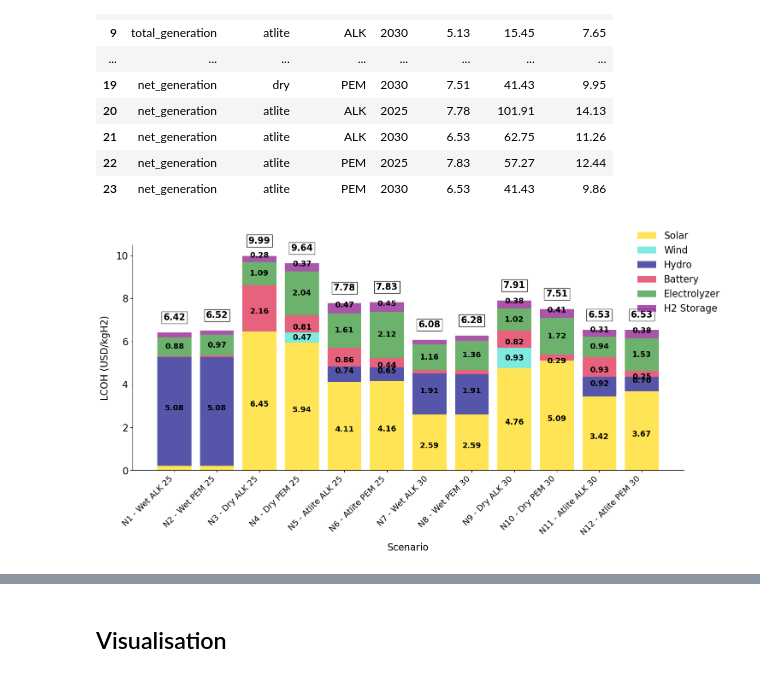
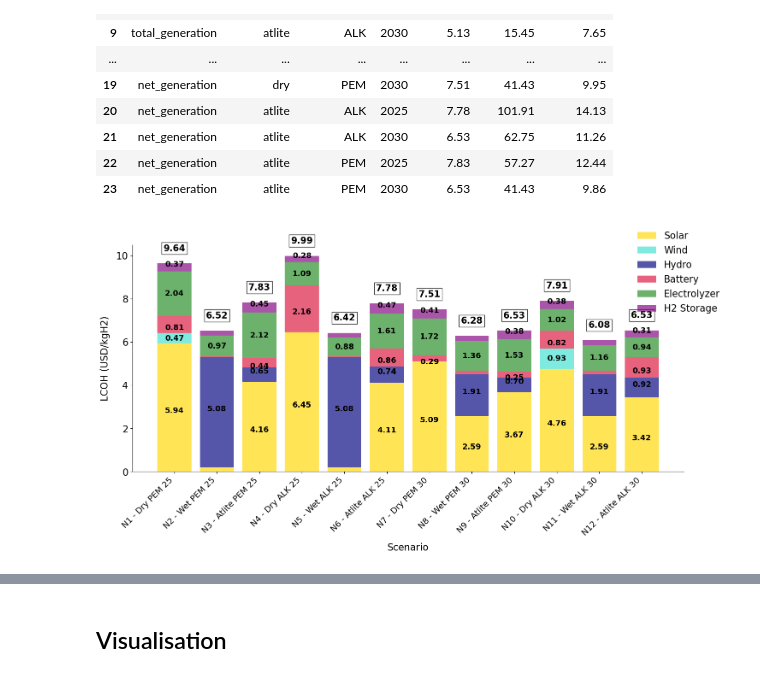
Before and after one commit to lukasschirren/GeoH2-Laos, a Jupyter notebook: 4visualisation.ipynb, the cells around one changed output, grey strips where cells are left out. Saved outputs shown, nothing was run; the diff lists cells and outputs as text; code cells hidden in the pictures.

Commit message:
Updated cost distribution plots

```diff
--- a/4visualisation.ipynb
+++ b/4visualisation.ipynb
@@ -167,13 +167,31 @@ import numpy as np
 def plot_cost_components():
     # Setup data
     scenarios = [
-        ('wet', 'ALK', '25'), ('wet', 'PEM', '25'),
-        ('dry', 'ALK', '25'), ('dry', 'PEM', '25'),
-        ('atlite', 'ALK', '25'), ('atlite', 'PEM', '25'),
-        ('wet', 'ALK', '30'), ('wet', 'PEM', '30'),
-        ('dry', 'ALK', '30'), ('dry', 'PEM', '30'),
-        ('atlite', 'ALK', '30'), ('atlite', 'PEM', '30')
+        ('dry', 'PEM', '25'), ('dry', 'ALK', '25'),
+        ('wet', 'PEM', '25'), ('wet', 'ALK', '25'),
+        ('atlite', 'PEM', '25'), ('atlite', 'ALK', '25'),
+        ('dry', 'PEM', '30'), ('dry', 'ALK', '30'),
+        ('wet', 'PEM', '30'), ('wet', 'ALK', '30'),
+        ('atlite', 'PEM', '30'), ('atlite', 'ALK', '30')
     ]
+    # scenarios = [
+    #     # Year 25, PEM
+    #     ('dry', 'PEM', '25'),
+    #     ('wet', 'PEM', '25'),
+    #     ('atlite', 'PEM', '25'),
+    #     # Year 25, ALK
+    #     ('dry', 'ALK', '25'),
+    #     ('wet', 'ALK', '25'),
+    #     ('atlite', 'ALK', '25'),
+    #     # Year 30, PEM
+    #     ('dry', 'PEM', '30'),
+    #     ('wet', 'PEM', '30'),
+    #     ('atlite', 'PEM', '30'),
+    #     # Year 30, ALK
+    #     ('dry', 'ALK', '30'),
+    #     ('wet', 'ALK', '30'),
+    #     ('atlite', 'ALK', '30')
+    # ]
 
     components = {
         'solar': {'col': 'solar portion', 'label': 'Solar',
@@ -229,31 +247,31 @@ def plot_cost_components():
     ax.set_xlabel('Scenario', fontsize=16, labelpad=10)
     ax.set_ylabel('LCOH (USD/kgH2)', fontsize=16, labelpad=10)
     ax.set_xticks(range(n_scenarios))
     ax.set_xticklabels([f'N{i+1} - {h.capitalize()} {e} {y}'
                     for i, (h, e, y) in enumerate(scenarios)],
                     rotation=45, ha='right', fontsize=14)
 
     ax.spines['top'].set_visible(False)
     ax.spines['right'].set_visible(False)
     ax.tick_params(axis='y', labelsize=16)
 
     # Legend with larger font
     ax.legend(bbox_to_anchor=(0.9, 1.1), loc='upper left',
              fontsize=16, frameon=False)
 
     # Total values with border and larger font
     for i, total in enumerate(totals):
         ax.text(i, bottom[i] + 0.5, f'{total:.2f}',
                 ha='center', va='bottom', fontsize=15,
                 fontweight='bold', color='black',
                 bbox=dict(facecolor='white', edgecolor='black',
                          alpha=0.8, pad=3))
 
     plt.tight_layout()
     return fig
 
 # Execute
 fig = plot_cost_components()
 plt.show()
 # %% [output]
-[figure, old version]
+[figure, new version]
```
Also changed, not shown: parts of 7 cells of this notebook, 2 other files.
